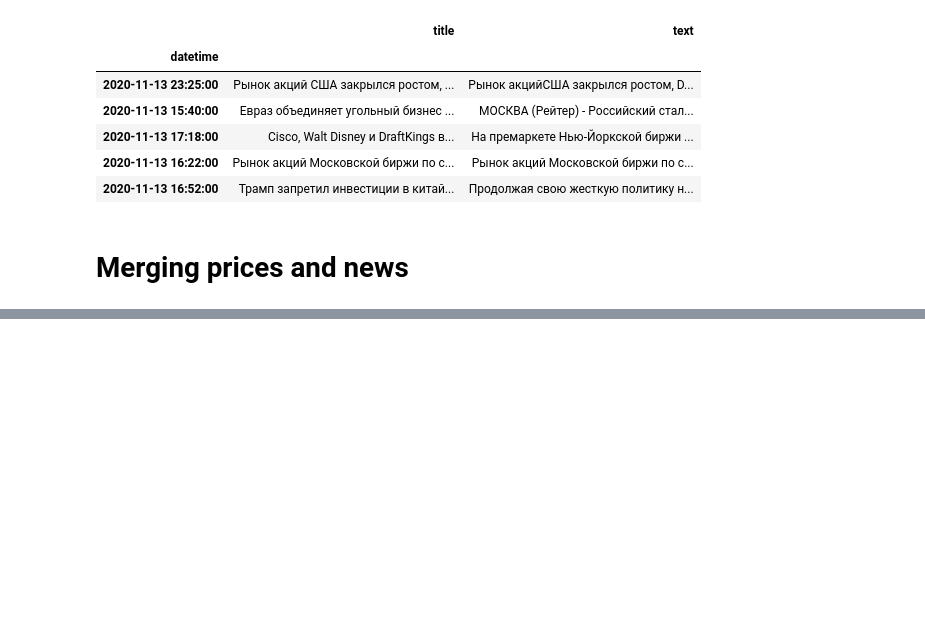
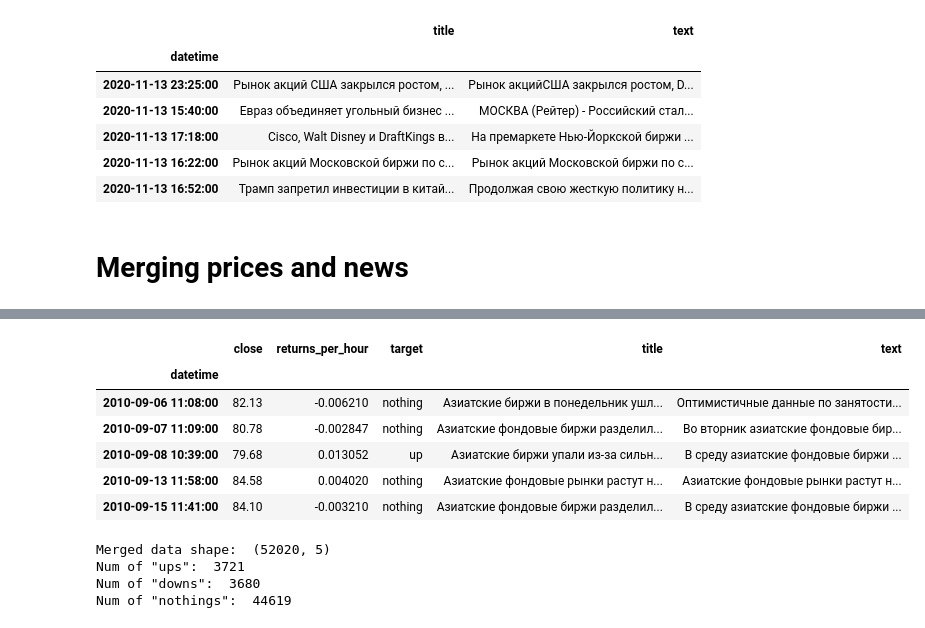
Before and after one commit to Quotermain/sber_stock_analysis, a Jupyter notebook: analysis.ipynb, the cells around one changed output, grey strips where cells are left out. Cells and saved outputs as stored; diff of their text form; code cells hidden in the pictures; blank space fills up the shorter version.

Commit message:
Merges prices with news

```diff
--- a/analysis.ipynb
+++ b/analysis.ipynb
@@ -157,6 +157,6 @@ news.head()
 # %% [markdown]
 # Merging prices and news
 # %%
-data.merge(
+merged = data.merge(
     news, left_index=True, right_index=True
 )
@@ -177,0 +163,20 @@ data.merge(
+# %%
+merged.head()
+# %% [output]
+|  | close | returns_per_hour | target | title | text |
+| datetime |  |  |  |  |  |
+| 2010-09-06 11:08:00 | 82.13 | -0.006210 | nothing | Азиатские биржи в понедельник ушл... | Оптимистичные данные по занятости... |
+| 2010-09-07 11:09:00 | 80.78 | -0.002847 | nothing | Азиатские фондовые биржи разделил... | Во вторник азиатские фондовые бир... |
+| 2010-09-08 10:39:00 | 79.68 | 0.013052 | up | Азиатские биржи упали из-за сильн... | В среду азиатские фондовые биржи ... |
+| 2010-09-13 11:58:00 | 84.58 | 0.004020 | nothing | Азиатские фондовые рынки растут н... | Азиатские фондовые рынки растут н... |
+| 2010-09-15 11:41:00 | 84.10 | -0.003210 | nothing | Азиатские фондовые биржи разделил... | В среду азиатские фондовые биржи ... |
+# %%
+print('Merged data shape: ', merged.shape)
+print('Num of "ups": ', len(merged[merged.target == 'up']))
+print('Num of "downs": ', len(merged[merged.target == 'down']))
+print('Num of "nothings": ', len(merged[merged.target == 'nothing']))
+# %% [output]
+Merged data shape:  (52020, 5)
+Num of "ups":  3721
+Num of "downs":  3680
+Num of "nothings":  44619
```
Also changed, not shown: parts of 1 cell of this notebook.
